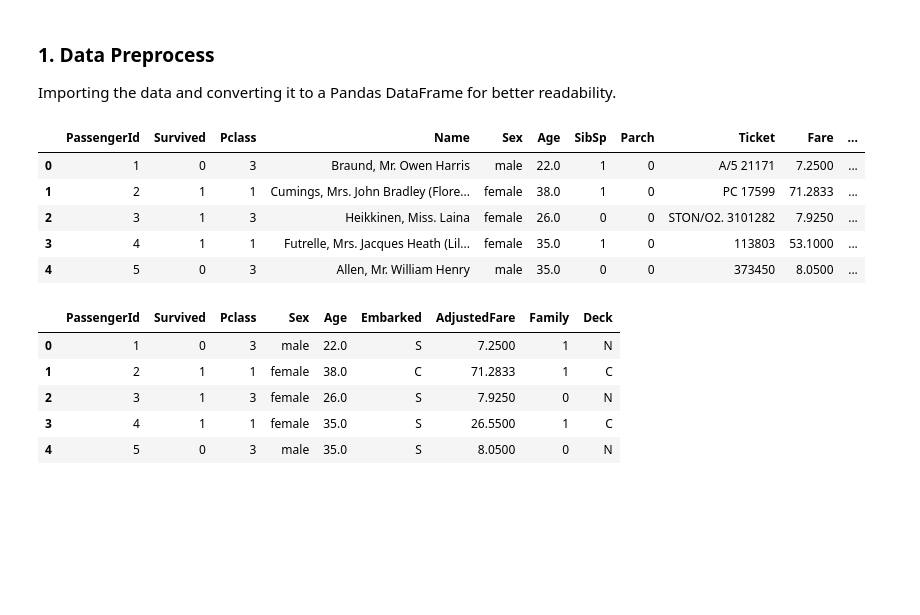
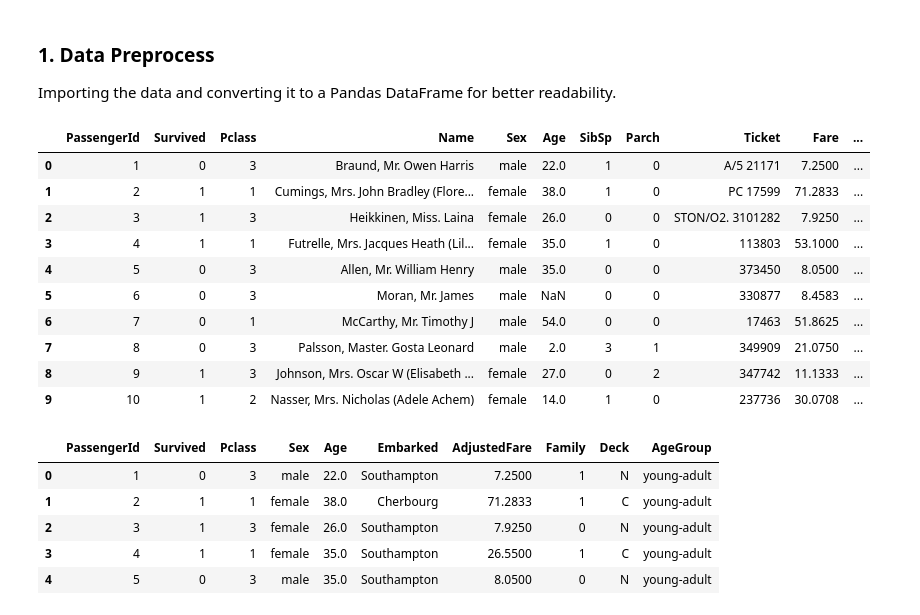
Before and after one commit to Homanloo/Titanic-Survival, a Jupyter notebook: Titanic.ipynb, the cells around one changed output. Saved outputs shown, nothing was run; the diff lists cells and outputs as text; code cells hidden in the pictures; blank space fills up the shorter version.

```diff
--- a/Titanic.ipynb
+++ b/Titanic.ipynb
@@ -12,16 +12,22 @@ Importing the data and converting it to a Pandas DataFrame for better readabilit
 # %%
 import pandas as pd
 
 df_train = pd.read_csv("Data/train.csv")
-df_train.head()
+df_train.head(10)
 # %% [output]
 |  | PassengerId | Survived | Pclass | Name | Sex | Age | SibSp | Parch | Ticket | Fare | ... |
 | 0 | 1 | 0 | 3 | Braund, Mr. Owen Harris | male | 22.0 | 1 | 0 | A/5 21171 | 7.2500 | ... |
 | 1 | 2 | 1 | 1 | Cumings, Mrs. John Bradley (Flore... | female | 38.0 | 1 | 0 | PC 17599 | 71.2833 | ... |
 | 2 | 3 | 1 | 3 | Heikkinen, Miss. Laina | female | 26.0 | 0 | 0 | STON/O2. 3101282 | 7.9250 | ... |
 | 3 | 4 | 1 | 1 | Futrelle, Mrs. Jacques Heath (Lil... | female | 35.0 | 1 | 0 | 113803 | 53.1000 | ... |
 | 4 | 5 | 0 | 3 | Allen, Mr. William Henry | male | 35.0 | 0 | 0 | 373450 | 8.0500 | ... |
+| 5 | 6 | 0 | 3 | Moran, Mr. James | male | NaN | 0 | 0 | 330877 | 8.4583 | ... |
+| 6 | 7 | 0 | 1 | McCarthy, Mr. Timothy J | male | 54.0 | 0 | 0 | 17463 | 51.8625 | ... |
+| 7 | 8 | 0 | 3 | Palsson, Master. Gosta Leonard | male | 2.0 | 3 | 1 | 349909 | 21.0750 | ... |
+| 8 | 9 | 1 | 3 | Johnson, Mrs. Oscar W (Elisabeth ... | female | 27.0 | 0 | 2 | 347742 | 11.1333 | ... |
+| 9 | 10 | 1 | 2 | Nasser, Mrs. Nicholas (Adele Achem) | female | 14.0 | 1 | 0 | 237736 | 30.0708 | ... |
 # %%
+
 # Adding the number of times a ticket was repeated to the dataframe
 ticket_count = df_train["Ticket"].value_counts()
 df_train["TicketCount"] = df_train["Ticket"].map(ticket_count)
@@ -42,14 +48,26 @@ df_train.drop(columns=["Name", "Ticket", "SibSp", "Parch", "Fare", "TicketCount"
 # Replacing missing age values with the average
 df_train["Age"].fillna(int(df_train["Age"].mean()), inplace=True)
 
+# Defining a new feature - age group
+age_bins = [0, 3, 12, 20, 40, 60, 200]
+age_labels = ["toddler", "child", "teen", "young-adult", "middle-adult", "senior"]
+df_train["AgeGroup"] = pd.cut(df_train["Age"], bins=age_bins, labels=age_labels)
+
+# Replacing the missing embarked locations with the most frequent one
+df_train["Embarked"].fillna(df_train["Embarked"].value_counts(ascending=False).index[0], inplace=True)
+
+# Replacing embarked locations with their full name
+location_dict = {"C": "Cherbourg", "Q": "Queenstown", "S": "Southampton"}
+df_train["Embarked"].replace(location_dict, inplace=True)
+
 df_train.head()
 # %% [output]
-|  | PassengerId | Survived | Pclass | Sex | Age | Embarked | AdjustedFare | Family | Deck |
-| 0 | 1 | 0 | 3 | male | 22.0 | S | 7.2500 | 1 | N |
-| 1 | 2 | 1 | 1 | female | 38.0 | C | 71.2833 | 1 | C |
-| 2 | 3 | 1 | 3 | female | 26.0 | S | 7.9250 | 0 | N |
-| 3 | 4 | 1 | 1 | female | 35.0 | S | 26.5500 | 1 | C |
-| 4 | 5 | 0 | 3 | male | 35.0 | S | 8.0500 | 0 | N |
+|  | PassengerId | Survived | Pclass | Sex | Age | Embarked | AdjustedFare | Family | Deck | AgeGroup |
+| 0 | 1 | 0 | 3 | male | 22.0 | Southampton | 7.2500 | 1 | N | young-adult |
+| 1 | 2 | 1 | 1 | female | 38.0 | Cherbourg | 71.2833 | 1 | C | young-adult |
+| 2 | 3 | 1 | 3 | female | 26.0 | Southampton | 7.9250 | 0 | N | young-adult |
+| 3 | 4 | 1 | 1 | female | 35.0 | Southampton | 26.5500 | 1 | C | young-adult |
+| 4 | 5 | 0 | 3 | male | 35.0 | Southampton | 8.0500 | 0 | N | young-adult |
 # %%
 df_train.info()
 # %% [output]
```
Also changed, not shown: parts of 11 cells of this notebook, 1 other file.
